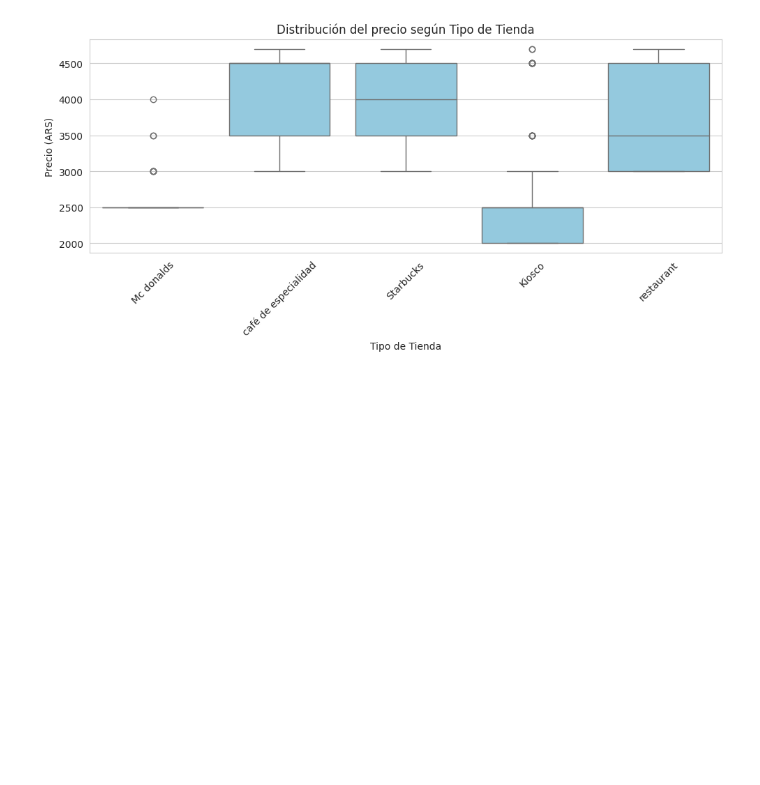
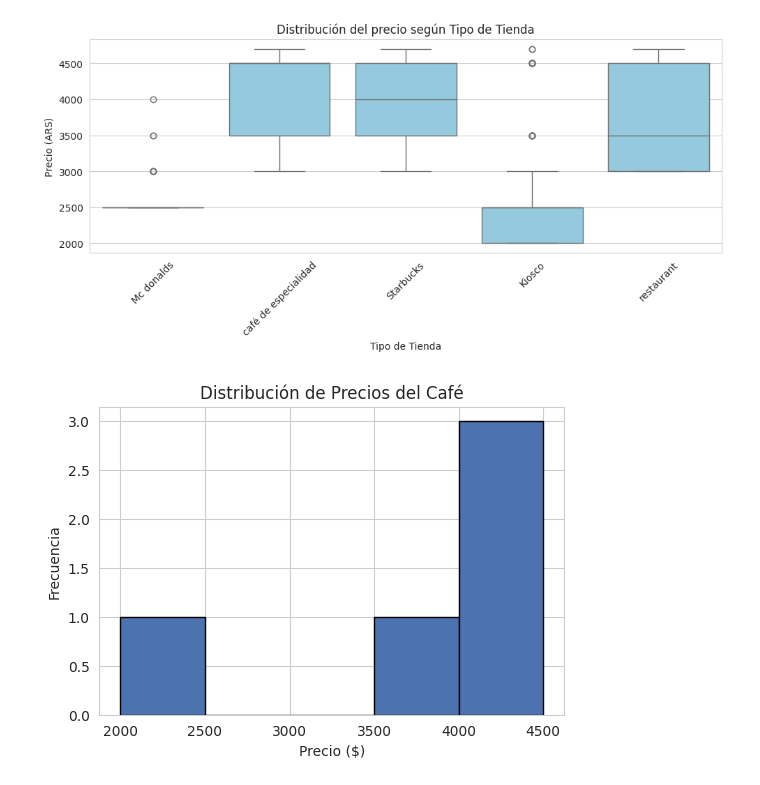
Before and after one commit to estemartinez87-cell/ProyectoConsumodeCafeI-MartinezEstela, a Jupyter notebook: Analisis_del_consumo_del_cafe.ipynb, the cells around one changed output. Drawn from its saved outputs; the diff is of its cells as text; code cells hidden in the pictures; blank space fills up the shorter version.

```diff
--- a/Analisis_del_consumo_del_cafe.ipynb
+++ b/Analisis_del_consumo_del_cafe.ipynb
@@ -153,3 +152,33 @@ for col in categoricas:
     plt.show()
 # %% [output]
 [figure]
+# %%
+import pandas as pd
+import matplotlib.pyplot as plt
+
+# Dataset
+data = {"Hora del dia": [10, 12, 12, 13, 13],
+    "Tipo de Tienda": ["Mc donalds", "café de especialidad", "Starbucks", "Kiosco", "Starbucks"],
+    "Medio de pago": ["Tarjeta de Debito", "Tarjeta de credito", "Tarjeta de credito", "Billeteras virtuales", "Tarjeta de credito"],
+    "Precio": [3500, 4500, 4500, 2000, 4500],
+    "Nombre del Café": ["Latte", "Hot Chocolate", "Hot Chocolate", "Americano", "Latte"],
+    "Momento del dia": ["Morning", "Afternoon", "Afternoon", "Afternoon", "Afternoon"],
+    "Dia de la semana": ["Fri", "Fri", "Fri", "Fri", "Fri"],
+    "Mes": ["Mar", "Mar", "Mar", "Mar", "Mar"],
+    "Dia": [5, 5, 5, 5, 5],
+    "Num de Mes": [3, 3, 3, 3, 3],
+    "Date": ["1/3/2024", "1/3/2024", "1/3/2024", "1/3/2024", "1/3/2024"],
+    "Profesion": ["trabajo de oficina", "Estudiantes", "Estudiantes", "Estudiantes", "Estudiantes"]
+}
+
+df = pd.DataFrame(data)
+
+# --- 1. Histograma de precios ---
+plt.figure(figsize=(6,4))
+plt.hist(df["Precio"], bins=5, edgecolor="black")
+plt.title("Distribución de Precios del Café")
+plt.xlabel("Precio ($)")
+plt.ylabel("Frecuencia")
+plt.show()
+# %% [output]
+[figure, added]
```
Also changed, not shown: parts of 5 cells of this notebook.
